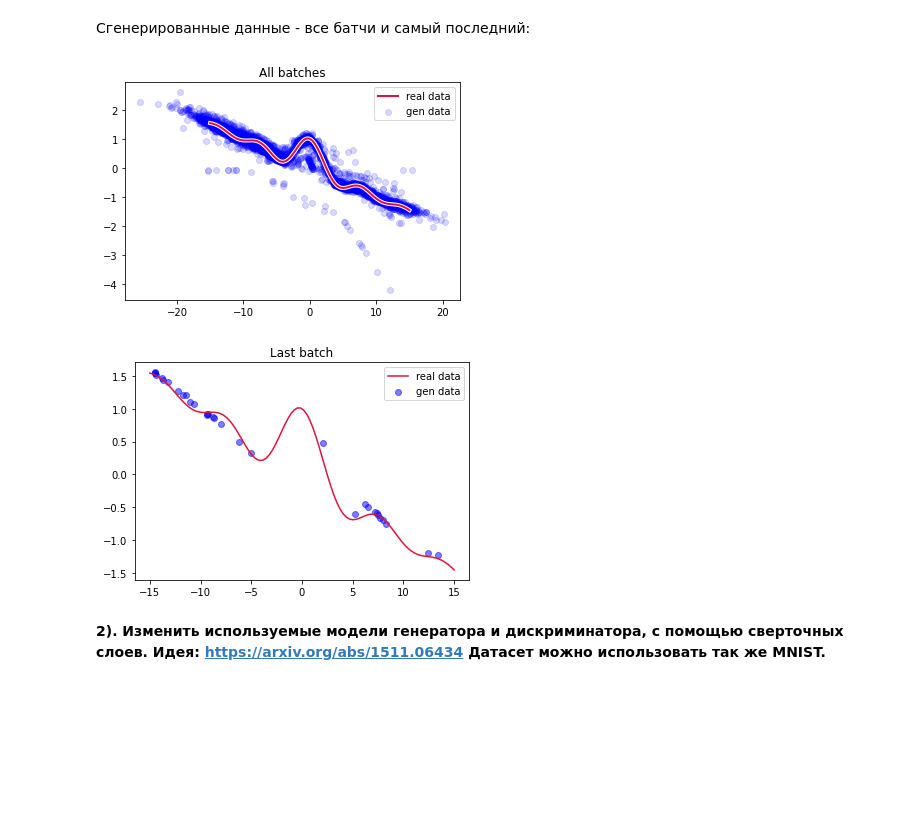
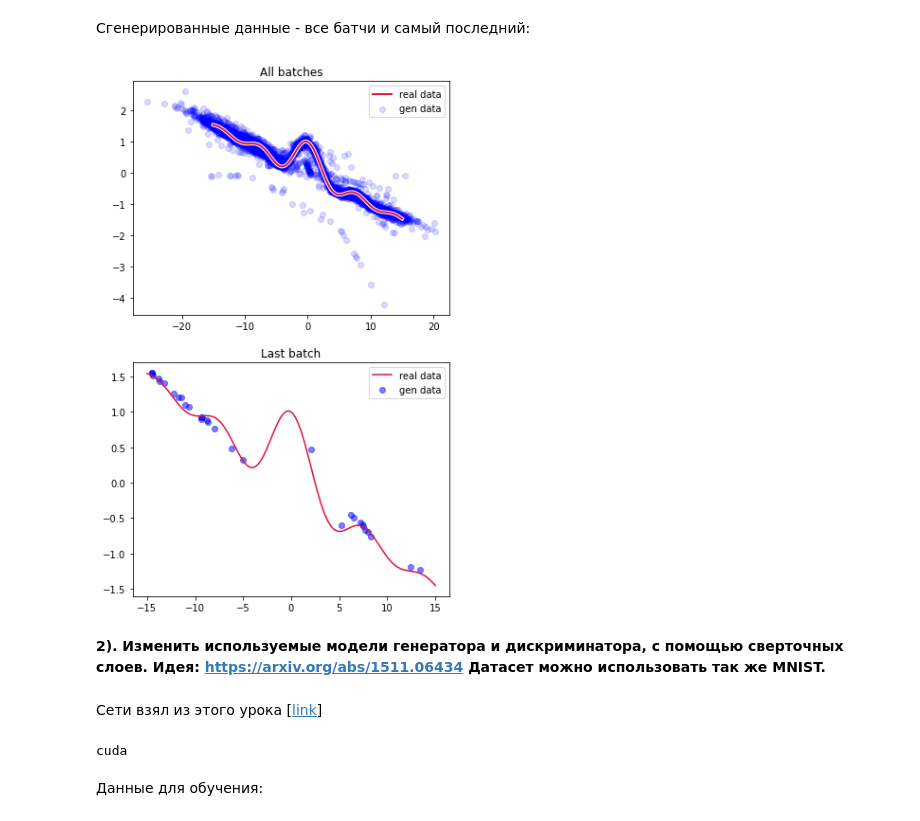
Before and after one commit to NovikovVN/pytorch, a Jupyter notebook: pytorch3.ipynb, the cells around one changed output. Cells and saved outputs as stored; diff of their text form; code cells hidden in the pictures; blank space fills up the shorter version.

```diff
--- a/pytorch3.ipynb
+++ b/pytorch3.ipynb
@@ -88,8 +95,10 @@ class Generator(nn.Module):
     def __init__(self):
         super().__init__()
 
-        def block(in_feat, out_feat):
+        def block(in_feat, out_feat, normalize=False):
             layers = [nn.Linear(in_feat, out_feat)]
+            if normalize:
+                layers.append(nn.BatchNorm1d(out_feat, 0.8))
             layers.append(nn.ReLU(inplace=True))
             return layers
 
@@ -167,20 +176,23 @@ for epoch in range(n_epochs):
 Сгенерированные данные - все батчи и самый последний:
 # %%
 x = np.linspace(-15, 15, 100)
-plt.plot(x, func_y(x), c='w', lw=4)
-plt.plot(x, func_y(x), c='crimson', label='real data', lw=2)
-plt.scatter(xs, ys, c='b', alpha=0.15, label='gen data')
-plt.title('All batches')
-plt.legend(loc='best')
+
+fig, axes = plt.subplots(2, 1, figsize=(6, 10))
+axes[0].plot(x, func_y(x), c='w', lw=4)
+axes[0].plot(x, func_y(x), c='crimson', label='real data', lw=2)
+axes[0].scatter(xs, ys, c='b', alpha=0.15, label='gen data')
+axes[0].set_title('All batches')
+axes[0].legend(loc='best')
+
+axes[1].plot(x, func_y(x), c='crimson', label='real data')
+axes[1].scatter(xs[-1], ys[-1], c='b', alpha=0.5, label='gen data')
+axes[1].set_title('Last batch')
+axes[1].legend(loc='best')
+
 plt.show()
-
-plt.plot(x, func_y(x), c='crimson', label='real data')
-plt.scatter(xs[-1], ys[-1], c='b', alpha=0.5, label='gen data')
-plt.title('Last batch')
-plt.legend(loc='best')
-plt.show()
 # %% [output]
-[figure, old version]
+[figure, new version]
-[figure, removed]
 # %% [markdown]
 **2). Изменить используемые модели генератора и дискриминатора, с помощью сверточных слоев. Идея: https://arxiv.org/abs/1511.06434 Датасет можно использовать так же MNIST.**
+# %% [markdown]
+Сети взял из этого урока [[link](https://www.youtube.com/watch?v=jIP6YZUsj-o)]
@@ -186,0 +201,5 @@ plt.show()
+# %%
+device = torch.device('cuda') if torch.cuda.is_available() else torch.device('cpu')
+print(device)
+# %% [output]
+cuda
@@ -186,0 +224,2 @@ plt.show()
+# %% [markdown]
+Данные для обучения:
```
Also changed, not shown: parts of 26 cells of this notebook.
